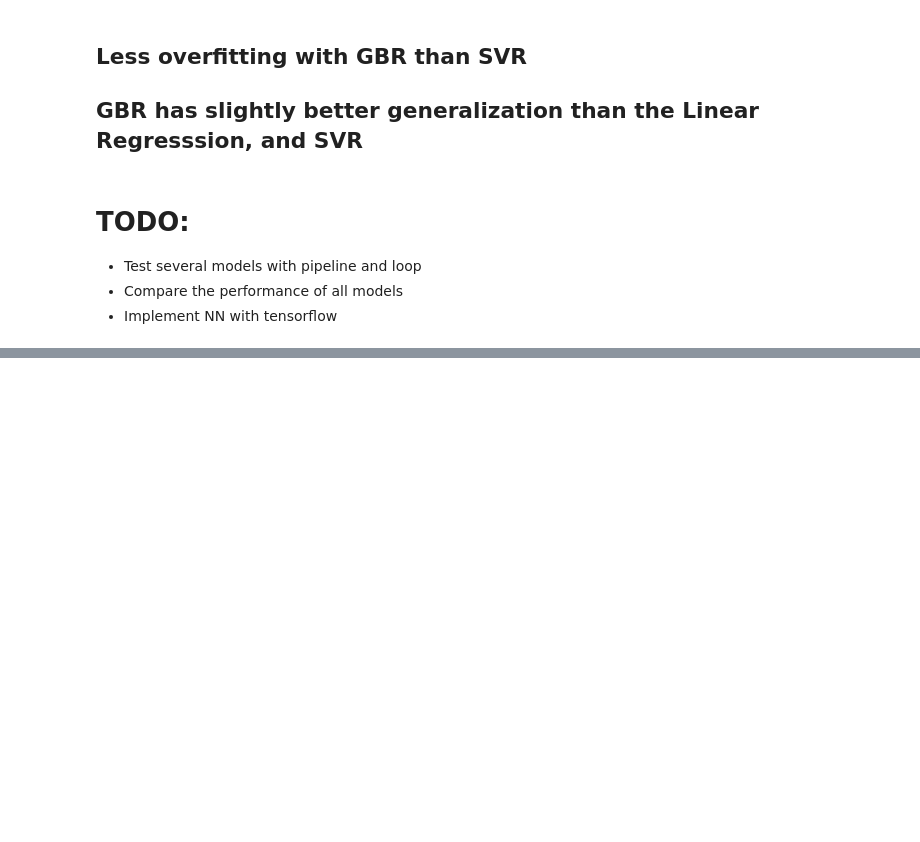
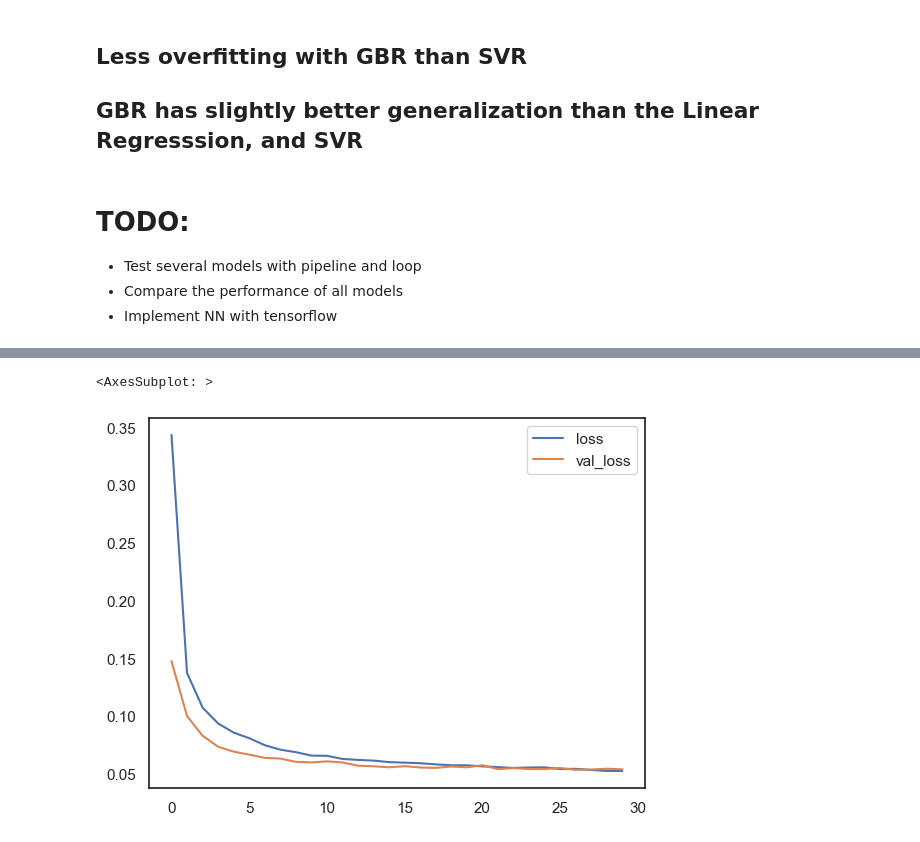
Before and after one commit to akashjn/DataScience, a Jupyter notebook: 1_Supervised_Learning.ipynb, the cells around one changed output, grey strips where cells are left out. Cells and saved outputs as stored; diff of their text form; code cells hidden in the pictures; blank space fills up the shorter version.

Commit message:
nn with dropout

```diff
--- a/1_Supervised_Learning.ipynb
+++ b/1_Supervised_Learning.ipynb
@@ -608,0 +826,13 @@ Test, R^2 model6 = 0.80
+# %%
+model3 = tf.keras.Sequential([
+
+	tf.keras.layers.Dense(units=64, activation='relu',
+						input_shape=input_shape),
+
+	tf.keras.layers.Dense(units=32, activation='relu'),
+	tf.keras.layers.Dropout(rate=0.1, noise_shape=None, seed=None),
+	tf.keras.layers.Dense(units=16, activation='sigmoid'),
+
+	tf.keras.layers.Dense(units=1)
+])
+model3.summary()
@@ -608,0 +859,19 @@ Test, R^2 model6 = 0.80
+# %%
+# adam optimizer works pretty well for
+# all kinds of problems and is a good starting point
+model3.compile(optimizer='adam',
+
+			# MAE error is good for
+			# numerical predictions
+			loss='mae')
+# %%
+losses = model3.fit(train_x, train_y,
+
+				validation_data=(val_x,val_y),
+
+				# it will use 'batch_size' number
+				# of examples per example
+				batch_size=128,
+				epochs=30, # total epoch
+
+				)
@@ -608,0 +896,13 @@ Test, R^2 model6 = 0.80
+# %%
+loss_df = pd.DataFrame(losses.history)
+
+# history stores the loss/val
+# loss in each epoch
+
+# loss_df is a dataframe which
+# contains the losses so we can
+# plot it to visualize our model training
+loss_df.loc[:,['loss','val_loss']].plot()
+# %% [output]
+<AxesSubplot: >
+[figure, added]
```
Also changed, not shown: parts of 24 cells of this notebook.
